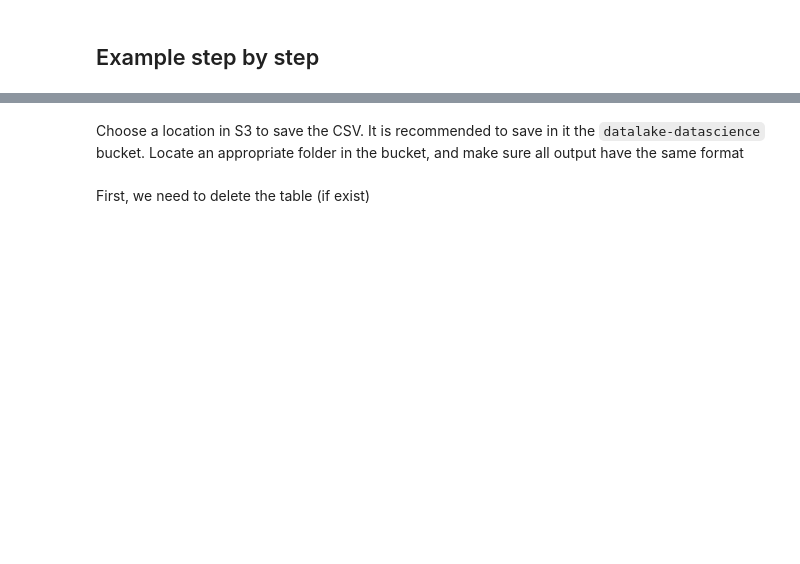
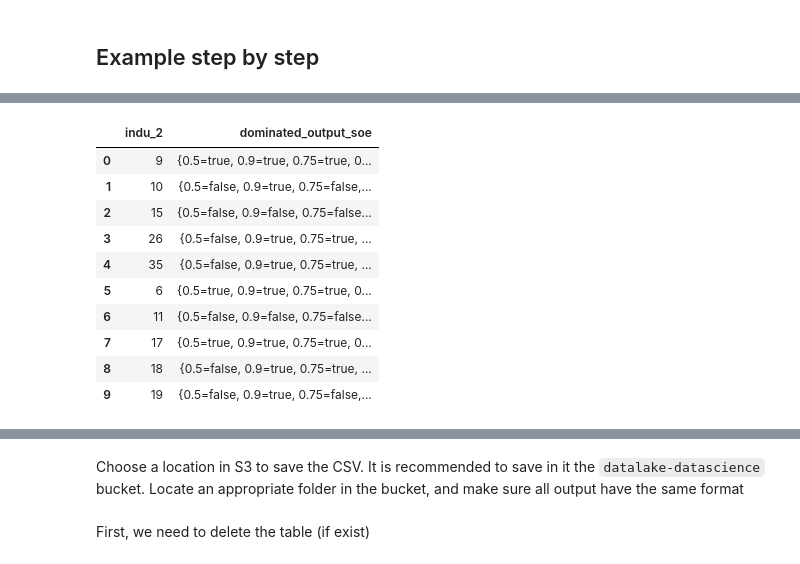
Before and after one commit to thomaspernet/Financial_dependency_pollution, a Jupyter notebook: 01_data_preprocessing/02_transform_tables/08_dominated_industry_ownership.ipynb, the cells around one changed output, grey strips where cells are left out. Saved outputs shown, nothing was run; the diff lists cells and outputs as text; code cells hidden in the pictures; blank space fills up the shorter version.

```diff
--- a/01_data_preprocessing/02_transform_tables/08_dominated_industry_ownership.ipynb
+++ b/01_data_preprocessing/02_transform_tables/08_dominated_industry_ownership.ipynb
@@ -138 +457,89 @@ output
+# %%
+query = """
+WITH test as (
+  SELECT
+    year,
+    firm,
+    cic,
+    output,
+    employ,
+    sales,
+    captal,
+    CASE WHEN LENGTH(cic) = 4 THEN substr(cic, 1, 2) ELSE concat(
+      '0',
+      substr(cic, 1, 1)
+    ) END AS indu_2,
+    CASE WHEN ownership = 'SOE' THEN 'SOE' ELSE 'PRIVATE' END AS soe_vs_pri,
+    CASE WHEN ownership in ('HTM', 'FOREIGN') THEN 'FOREIGN' ELSE 'DOMESTIC' END AS for_vs_dom
+  FROM
+    firms_survey.asif_firms_prepared
+  WHERE
+    year = '2001'
+)
+SELECT *
+FROM
+  (
+    WITH mapping AS (
+SELECT
+  indu_2,
+  map_agg(soe_vs_pri, output_pct) AS output_pct
+FROM
+  (
+      SELECT
+        indu_2,
+        year,
+      soe_vs_pri,
+        approx_percentile(output, ARRAY[.5,.75,.90,.95]) AS output_pct
+      FROM
+        test
+      GROUP BY
+        year,
+        indu_2,
+      soe_vs_pri
+      ORDER BY
+        indu_2
+      )
+ GROUP BY indu_2
+  )
+    SELECT
+    indu_2,
+    map(
+        ARRAY[
+          .5,
+          .75,
+          .90,
+          .95
+          ],
+        map_values(
+          transform_values(
+            MAP(
+              output_pct[ 'SOE' ], output_pct[ 'PRIVATE' ]
+            ),
+            (k, v) -> k > v
+          )
+        )
+      ) AS dominated_output_soe
+    FROM mapping
+    LIMIT 10
+    )
+"""
+output = s3.run_query(
+                    query=query,
+                    database=DatabaseName,
+                    s3_output=s3_output_example,
+    filename = 'example_5'
+                )
+output
+# %% [output]
+|  | indu_2 | dominated_output_soe |
+| 0 | 9 | {0.5=true, 0.9=true, 0.75=true, 0... |
+| 1 | 10 | {0.5=false, 0.9=true, 0.75=false,... |
+| 2 | 15 | {0.5=false, 0.9=false, 0.75=false... |
+| 3 | 26 | {0.5=false, 0.9=true, 0.75=true, ... |
+| 4 | 35 | {0.5=false, 0.9=true, 0.75=true, ... |
+| 5 | 6 | {0.5=true, 0.9=true, 0.75=true, 0... |
+| 6 | 11 | {0.5=false, 0.9=false, 0.75=false... |
+| 7 | 17 | {0.5=true, 0.9=true, 0.75=true, 0... |
+| 8 | 18 | {0.5=false, 0.9=true, 0.75=true, ... |
+| 9 | 19 | {0.5=false, 0.9=true, 0.75=false,... |
 # %% [markdown]
```
Also changed, not shown: parts of 47 cells of this notebook, 4 other files.
